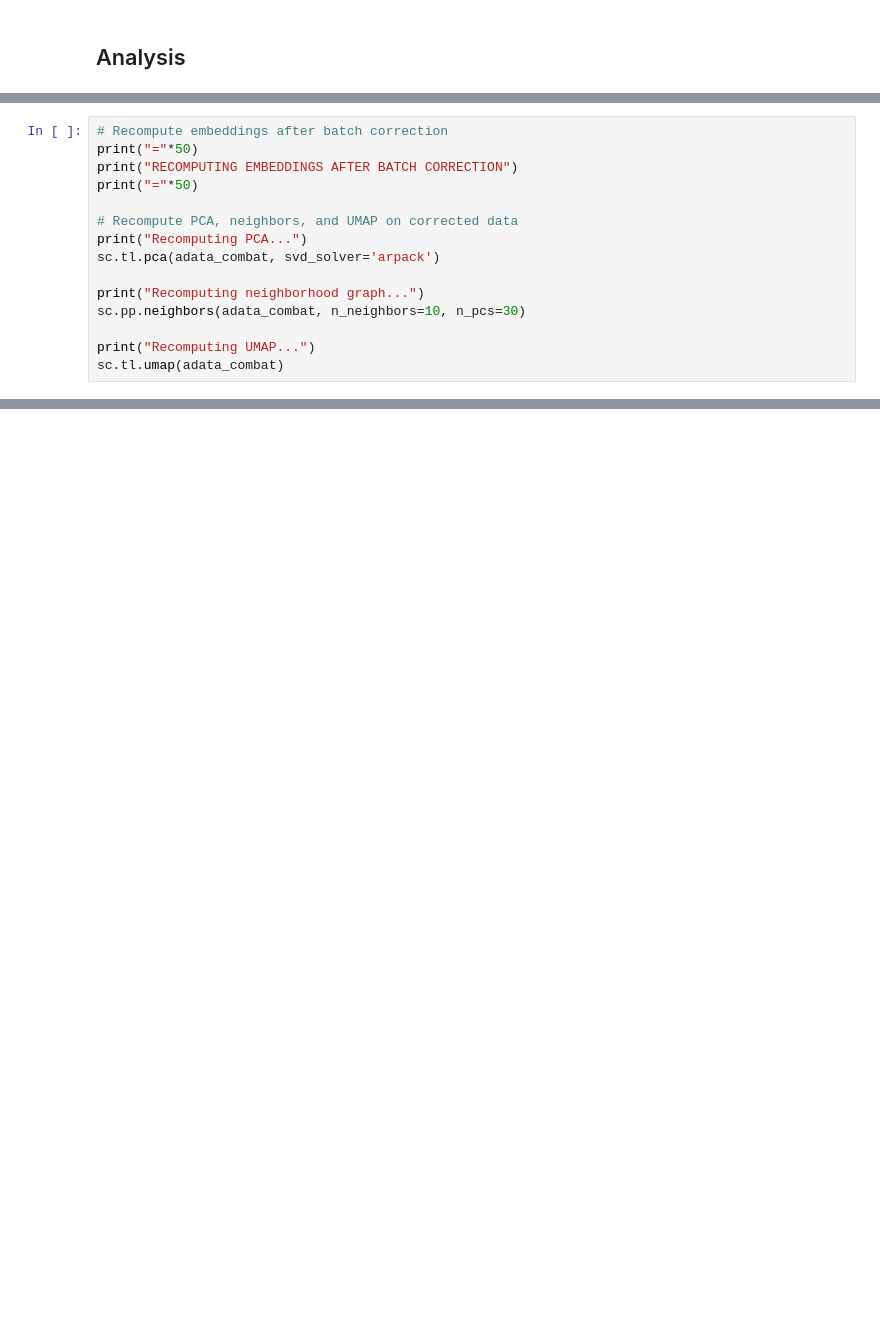
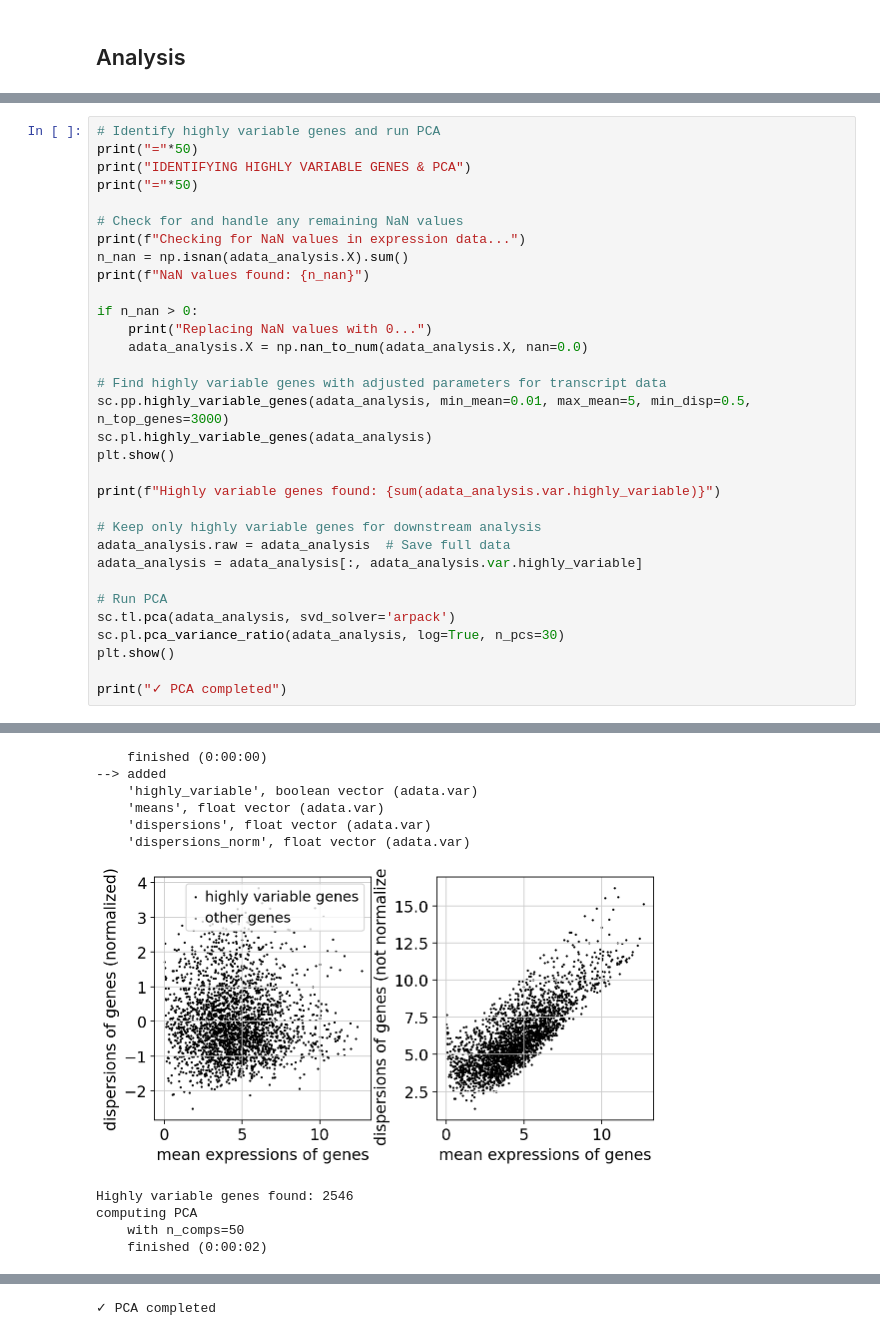
Before and after one commit to bhklab/conformal-ffs, a Jupyter notebook: workflow/notebooks/preproccesing_melanoma.ipynb, the cells around one changed output, grey strips where cells are left out. Cells and saved outputs as stored; diff of their text form; blank space fills up the shorter version.

```diff
--- a/workflow/notebooks/preproccesing_melanoma.ipynb
+++ b/workflow/notebooks/preproccesing_melanoma.ipynb
@@ -663,17 +630,34 @@ Adjusting data
 # %%
-# Recompute embeddings after batch correction
+# Identify highly variable genes and run PCA
 print("="*50)
-print("RECOMPUTING EMBEDDINGS AFTER BATCH CORRECTION")
+print("IDENTIFYING HIGHLY VARIABLE GENES & PCA")
 print("="*50)
 
-# Recompute PCA, neighbors, and UMAP on corrected data
-print("Recomputing PCA...")
-sc.tl.pca(adata_combat, svd_solver='arpack')
+# Check for and handle any remaining NaN values
+print(f"Checking for NaN values in expression data...")
+n_nan = np.isnan(adata_analysis.X).sum()
+print(f"NaN values found: {n_nan}")
 
-print("Recomputing neighborhood graph...")
-sc.pp.neighbors(adata_combat, n_neighbors=10, n_pcs=30)
+if n_nan > 0:
+    print("Replacing NaN values with 0...")
+    adata_analysis.X = np.nan_to_num(adata_analysis.X, nan=0.0)
 
-print("Recomputing UMAP...")
-sc.tl.umap(adata_combat)
+# Find highly variable genes with adjusted parameters for transcript data
+sc.pp.highly_variable_genes(adata_analysis, min_mean=0.01, max_mean=5, min_disp=0.5, n_top_genes=3000)
+sc.pl.highly_variable_genes(adata_analysis)
+plt.show()
+
+print(f"Highly variable genes found: {sum(adata_analysis.var.highly_variable)}")
+
+# Keep only highly variable genes for downstream analysis
+adata_analysis.raw = adata_analysis  # Save full data
+adata_analysis = adata_analysis[:, adata_analysis.var.highly_variable]
+
+# Run PCA
+sc.tl.pca(adata_analysis, svd_solver='arpack')
+sc.pl.pca_variance_ratio(adata_analysis, log=True, n_pcs=30)
+plt.show()
+
+print("✓ PCA completed")
 # %% [output]
 ==================================================
@@ -696,0 +670,11 @@ computing UMAP
+    finished (0:00:00)
+--> added
+    'highly_variable', boolean vector (adata.var)
+    'means', float vector (adata.var)
+    'dispersions', float vector (adata.var)
+    'dispersions_norm', float vector (adata.var)
+[figure, added]
+Highly variable genes found: 2546
+computing PCA
+    with n_comps=50
+    finished (0:00:02)
@@ -697 +682,2 @@ computing UMAP
+✓ PCA completed
 # %%
```
Also changed, not shown: parts of 31 cells of this notebook, 27 other files.
